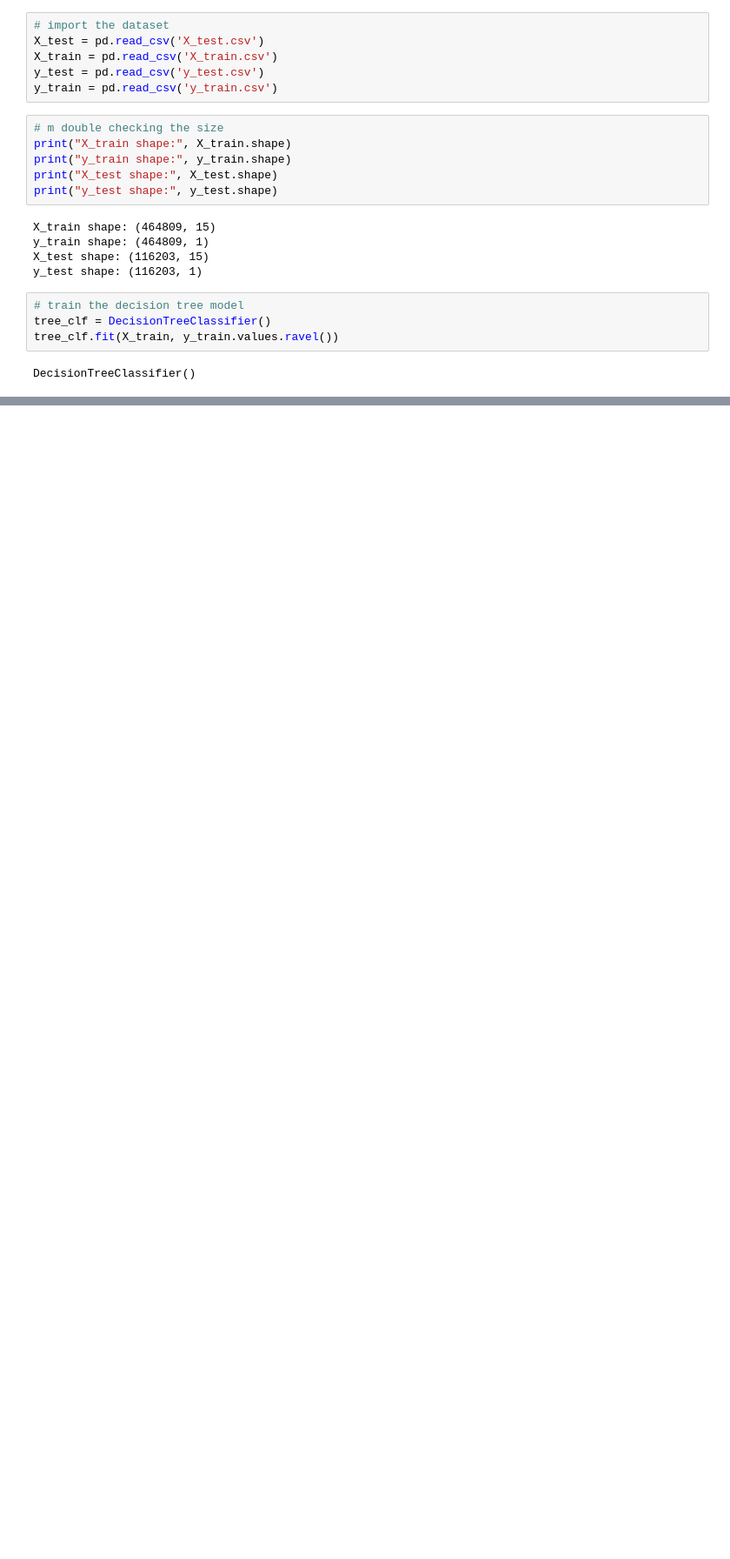
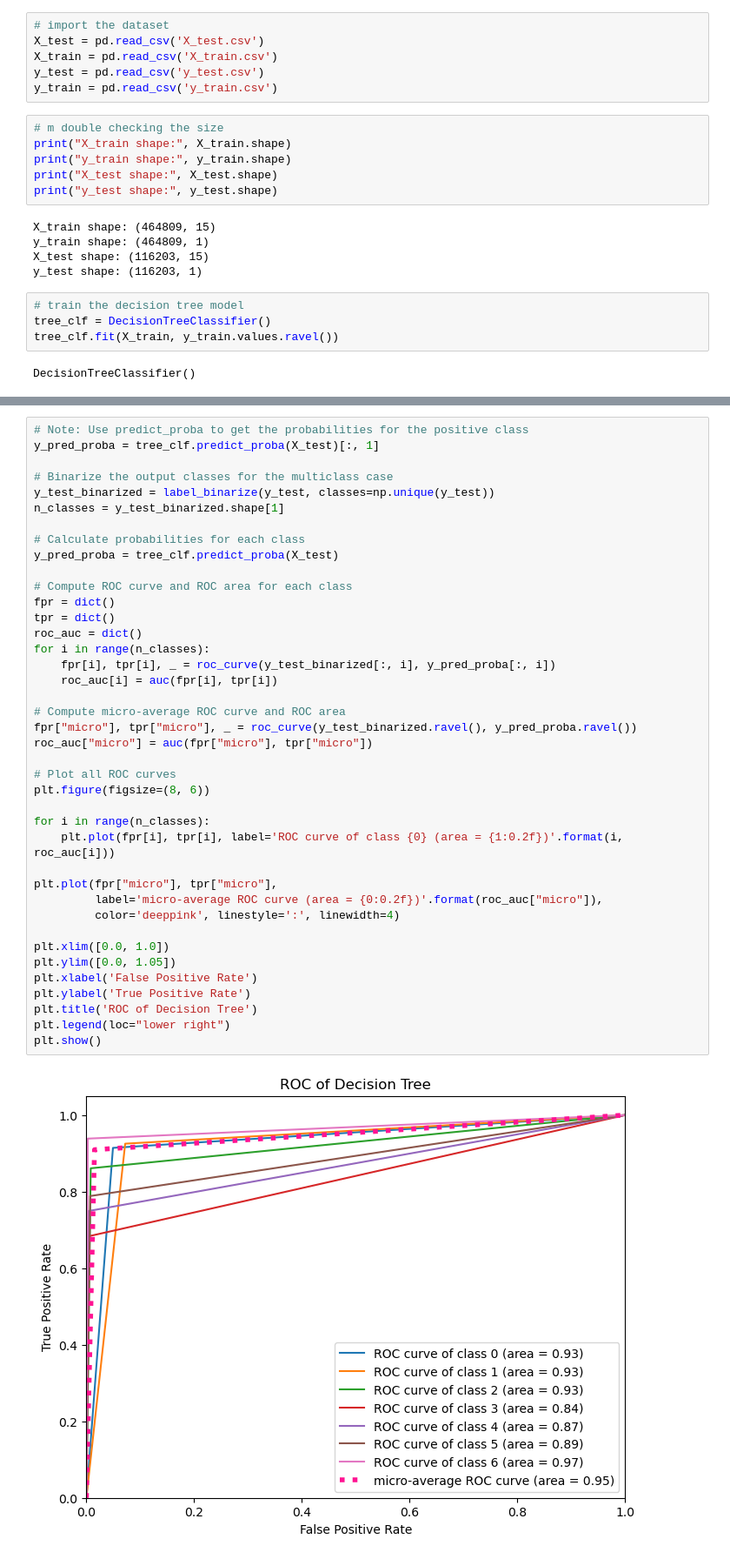
Before and after one commit to cristinar07/CS344, a Jupyter notebook: decision_Tree.ipynb, the cells around one changed output, grey strips where cells are left out. Shown at 87% size. Drawn from its saved outputs; the diff is of its cells as text; blank space fills up the shorter version.

Commit message:
plot AUROC

```diff
--- a/decision_Tree.ipynb
+++ b/decision_Tree.ipynb
@@ -57,0 +57,42 @@ Accuracy: 0.9098129996643805
+# %%
+# Note: Use predict_proba to get the probabilities for the positive class
+y_pred_proba = tree_clf.predict_proba(X_test)[:, 1]
+
+# Binarize the output classes for the multiclass case
+y_test_binarized = label_binarize(y_test, classes=np.unique(y_test))
+n_classes = y_test_binarized.shape[1]
+
+# Calculate probabilities for each class
+y_pred_proba = tree_clf.predict_proba(X_test)
+
+# Compute ROC curve and ROC area for each class
+fpr = dict()
+tpr = dict()
+roc_auc = dict()
+for i in range(n_classes):
+    fpr[i], tpr[i], _ = roc_curve(y_test_binarized[:, i], y_pred_proba[:, i])
+    roc_auc[i] = auc(fpr[i], tpr[i])
+
+# Compute micro-average ROC curve and ROC area
+fpr["micro"], tpr["micro"], _ = roc_curve(y_test_binarized.ravel(), y_pred_proba.ravel())
+roc_auc["micro"] = auc(fpr["micro"], tpr["micro"])
+
+# Plot all ROC curves
+plt.figure(figsize=(8, 6))
+
+for i in range(n_classes):
+    plt.plot(fpr[i], tpr[i], label='ROC curve of class {0} (area = {1:0.2f})'.format(i, roc_auc[i]))
+
+plt.plot(fpr["micro"], tpr["micro"],
+         label='micro-average ROC curve (area = {0:0.2f})'.format(roc_auc["micro"]),
+         color='deeppink', linestyle=':', linewidth=4)
+
+plt.xlim([0.0, 1.0])
+plt.ylim([0.0, 1.05])
+plt.xlabel('False Positive Rate')
+plt.ylabel('True Positive Rate')
+plt.title('ROC of Decision Tree')
+plt.legend(loc="lower right")
+plt.show()
+# %% [output]
+[figure, added]
```
Also changed, not shown: parts of 3 cells of this notebook, 2 other files.
